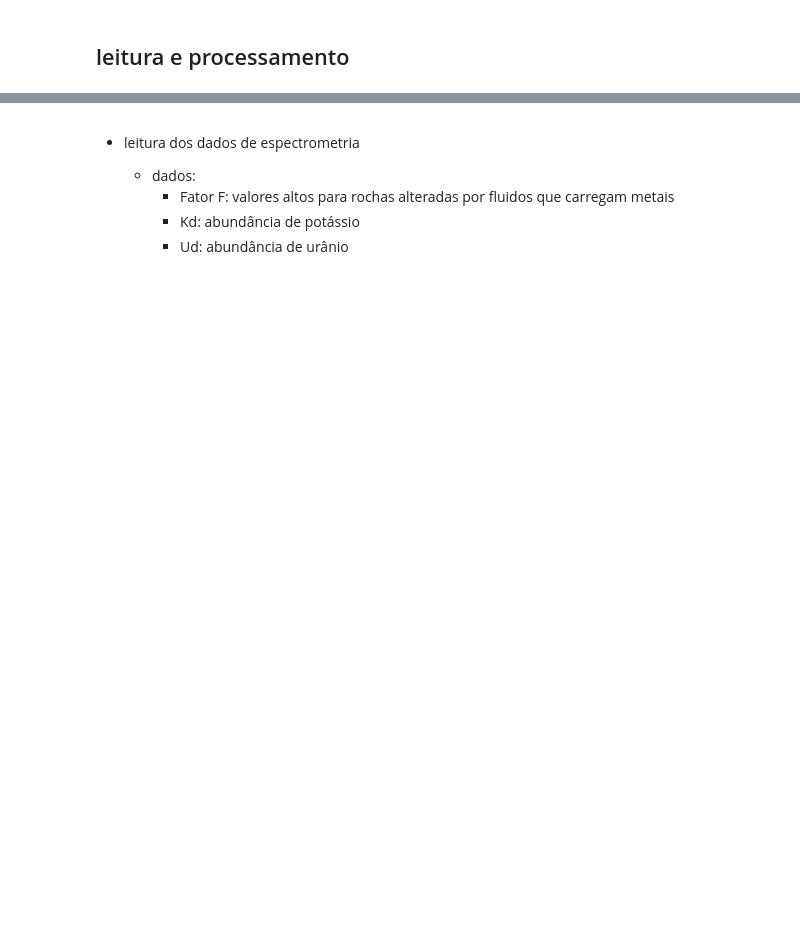
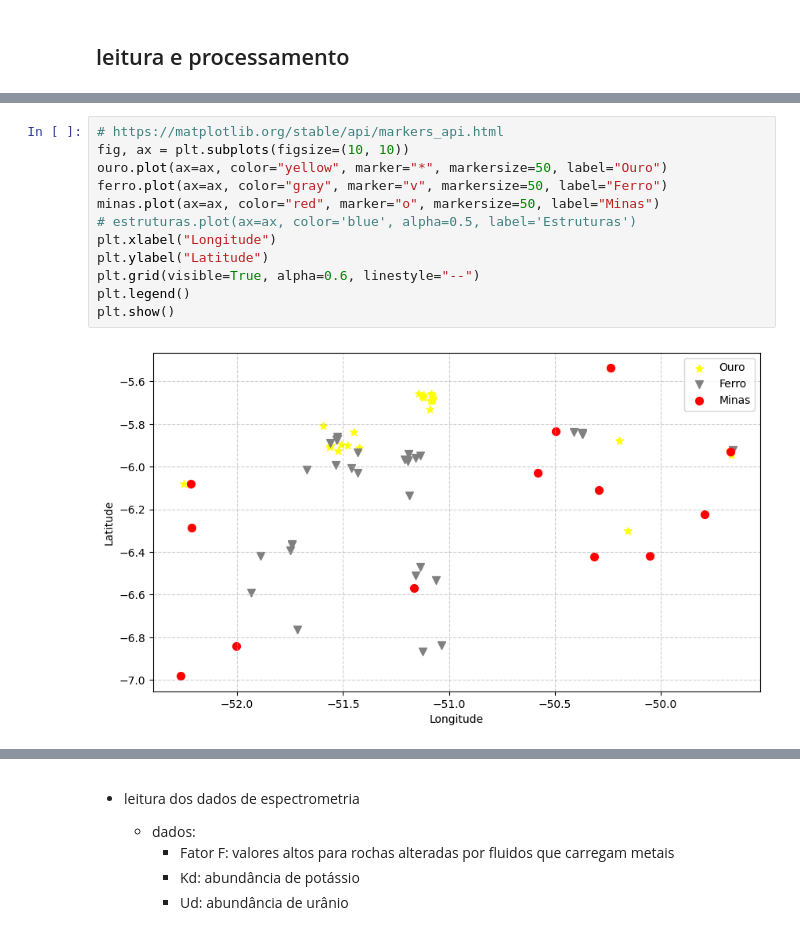
Before and after one commit to renan2scarvalho/tcc-univesp, a Jupyter notebook: notebooks/tcc.ipynb, the cells around one changed output, grey strips where cells are left out. Cells and saved outputs as stored; diff of their text form; blank space fills up the shorter version.

```diff
--- a/notebooks/tcc.ipynb
+++ b/notebooks/tcc.ipynb
@@ -72,0 +255,14 @@ def convert_shapefile_to_latlon(shapefile_path):
+# %%
+# https://matplotlib.org/stable/api/markers_api.html
+fig, ax = plt.subplots(figsize=(10, 10))
+ouro.plot(ax=ax, color="yellow", marker="*", markersize=50, label="Ouro")
+ferro.plot(ax=ax, color="gray", marker="v", markersize=50, label="Ferro")
+minas.plot(ax=ax, color="red", marker="o", markersize=50, label="Minas")
+# estruturas.plot(ax=ax, color='blue', alpha=0.5, label='Estruturas')
+plt.xlabel("Longitude")
+plt.ylabel("Latitude")
+plt.grid(visible=True, alpha=0.6, linestyle="--")
+plt.legend()
+plt.show()
+# %% [output]
+[figure, added]
```
Also changed, not shown: parts of 29 cells of this notebook, 2 other files.
